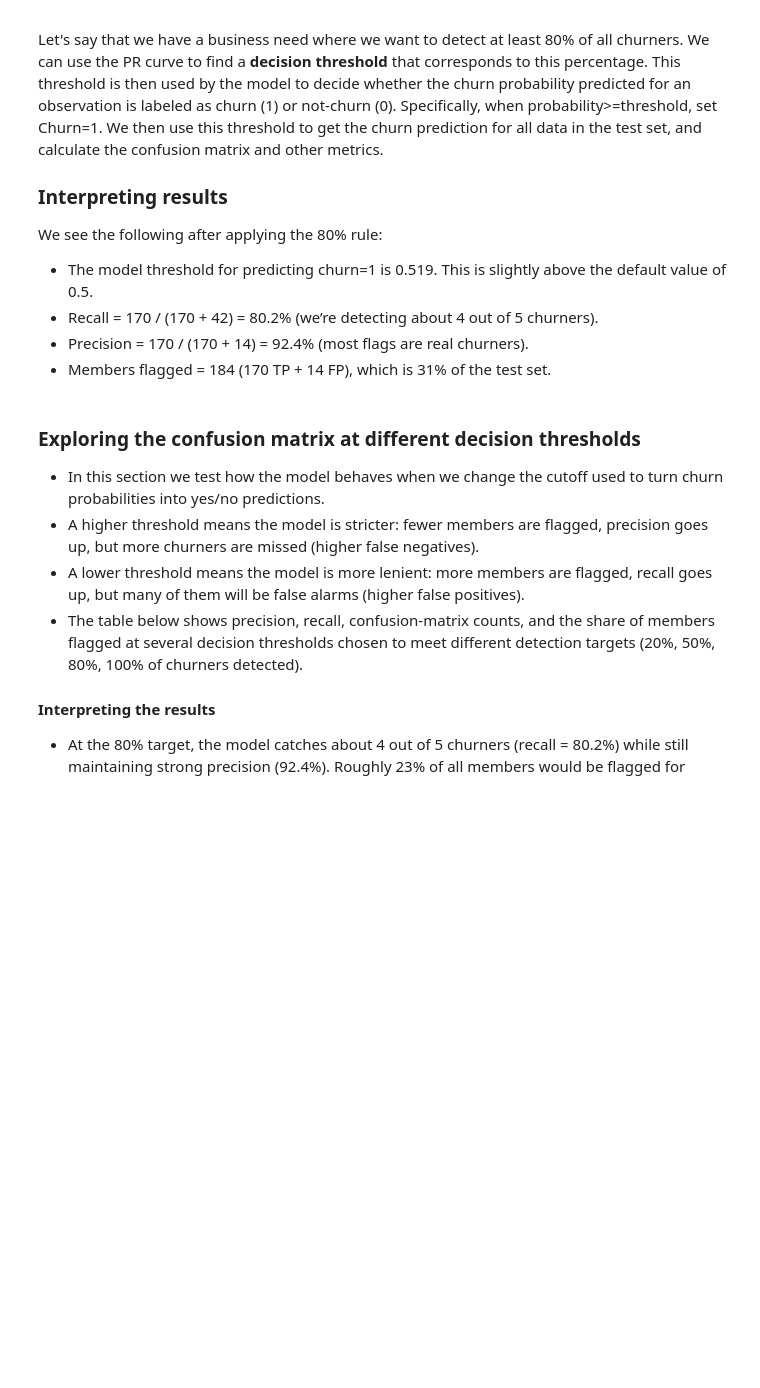
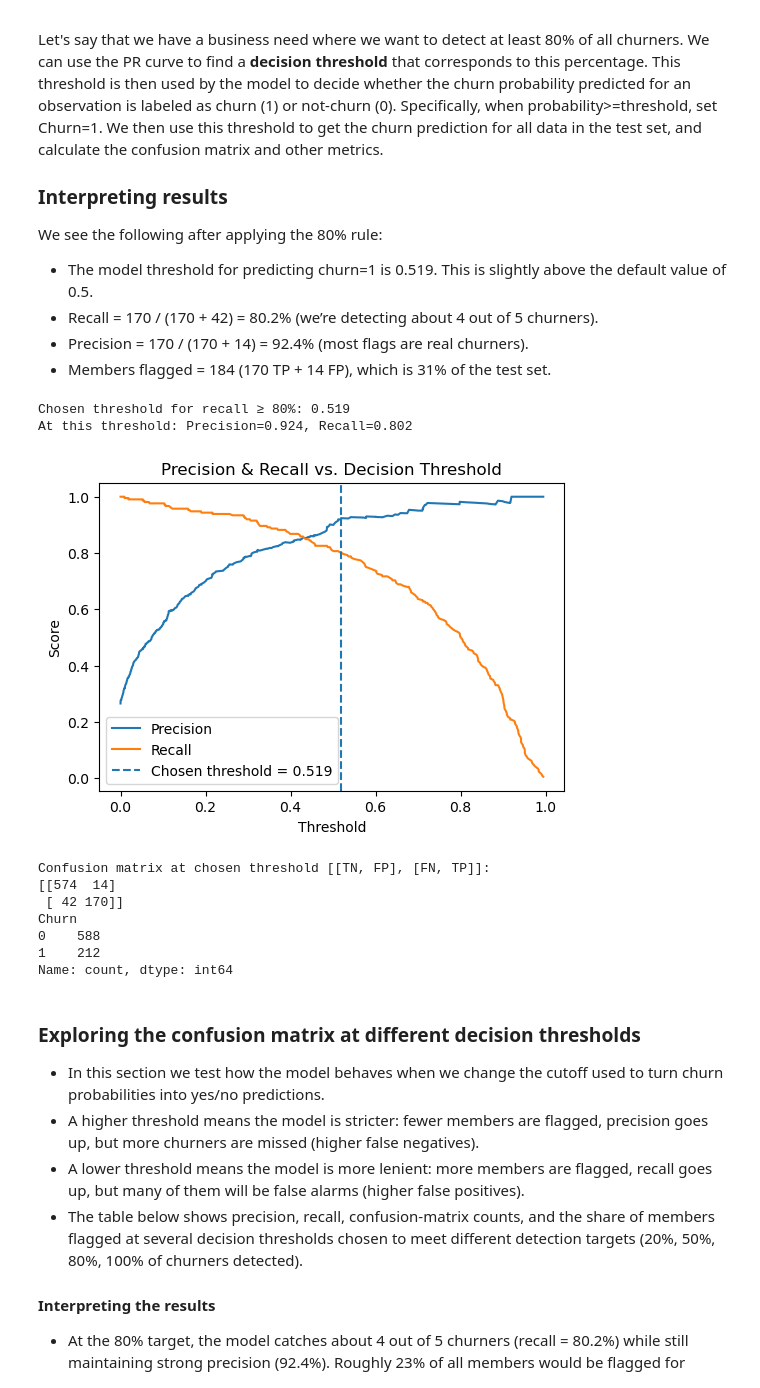
Before and after one commit to dbolotov/data_science_blog, a Jupyter notebook: gym_churn_analysis/gym_churn_analysis.ipynb, the cells around one changed output. Saved outputs shown, nothing was run; the diff lists cells and outputs as text; code cells hidden in the pictures; blank space fills up the shorter version.

Commit message:
added back decision thresholds code

```diff
--- a/gym_churn_analysis/gym_churn_analysis.ipynb
+++ b/gym_churn_analysis/gym_churn_analysis.ipynb
@@ -653,6 +653,58 @@ We see the following after applying the 80% rule:
 - Recall = 170 / (170 + 42) = 80.2% (we’re detecting about 4 out of 5 churners).
 - Precision = 170 / (170 + 14) = 92.4% (most flags are real churners).
 - Members flagged = 184 (170 TP + 14 FP), which is 31% of the test set.
+# %%
+# Get probabilities for Churn = 1
+y_proba = clf_pipeline.predict_proba(X_test)[:, 1]
+
+# Compute precision-recall vs. thresholds
+prec, rec, thresholds = precision_recall_curve(y_test, y_proba)
+
+# precision_recall_curve returns one extra point for prec/rec at threshold=-inf
+# Align arrays for plotting threshold-based curves
+thr = np.r_[thresholds[0], thresholds]  # pad to match lengths for plotting
+prec_aligned = np.r_[prec[0], prec[:-1]]
+rec_aligned  = np.r_[rec[0],  rec[:-1]]
+
+# Find threshold where recall >= 0.80
+target_recall = 0.80
+idx = np.where(rec >= target_recall)[0][-1]
+best_threshold = thresholds[idx]
+best_prec = prec[idx]
+best_rec  = rec[idx]
+
+print(f"Chosen threshold for recall ≥ {target_recall:.0%}: {best_threshold:.3f}")
+print(f"At this threshold: Precision={best_prec:.3f}, Recall={best_rec:.3f}")
+
+# Plot precision and recall vs threshold
+plt.figure(figsize=(6,4))
+plt.plot(thr, prec_aligned, label="Precision")
+plt.plot(thr, rec_aligned,  label="Recall")
+plt.axvline(best_threshold, linestyle="--", label=f"Chosen threshold = {best_threshold:.3f}")
+plt.title("Precision & Recall vs. Decision Threshold")
+plt.xlabel("Threshold")
+plt.ylabel("Score")
+plt.legend()
+plt.show()
+
+# Compute confusion matrix at the chosen threshold
+y_pred_custom = (y_proba >= best_threshold).astype(int)
+cm = confusion_matrix(y_test, y_pred_custom, labels=[0,1])
+print("Confusion matrix at chosen threshold [[TN, FP], [FN, TP]]:")
+print(cm)
+
+print(y_test.value_counts(normalize=False))
+# %% [output]
+Chosen threshold for recall ≥ 80%: 0.519
+At this threshold: Precision=0.924, Recall=0.802
+[figure, added]
+Confusion matrix at chosen threshold [[TN, FP], [FN, TP]]:
+[[574  14]
+ [ 42 170]]
+Churn
+0    588
+1    212
+Name: count, dtype: int64
 # %% [markdown]
 ### Exploring the confusion matrix at different decision thresholds
 
```
